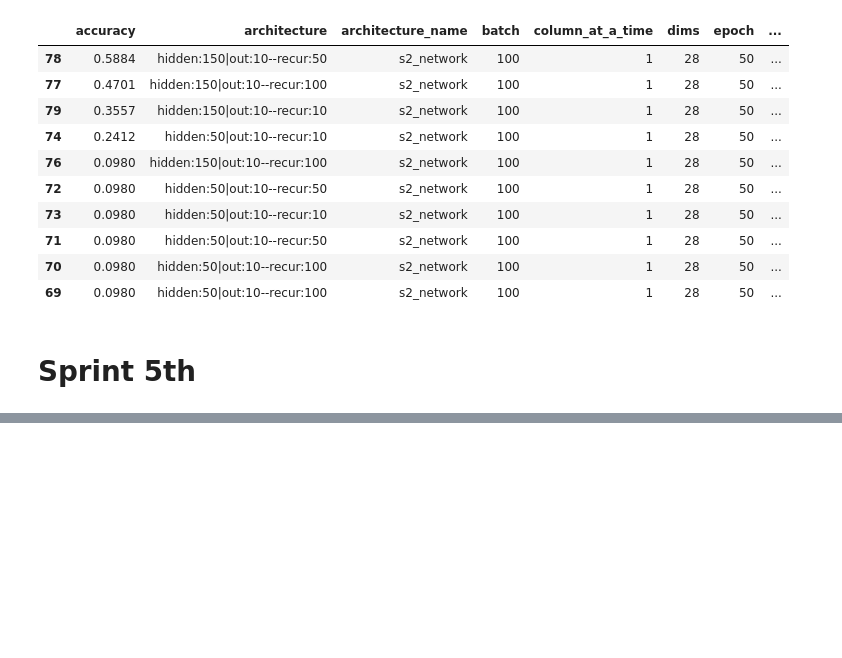
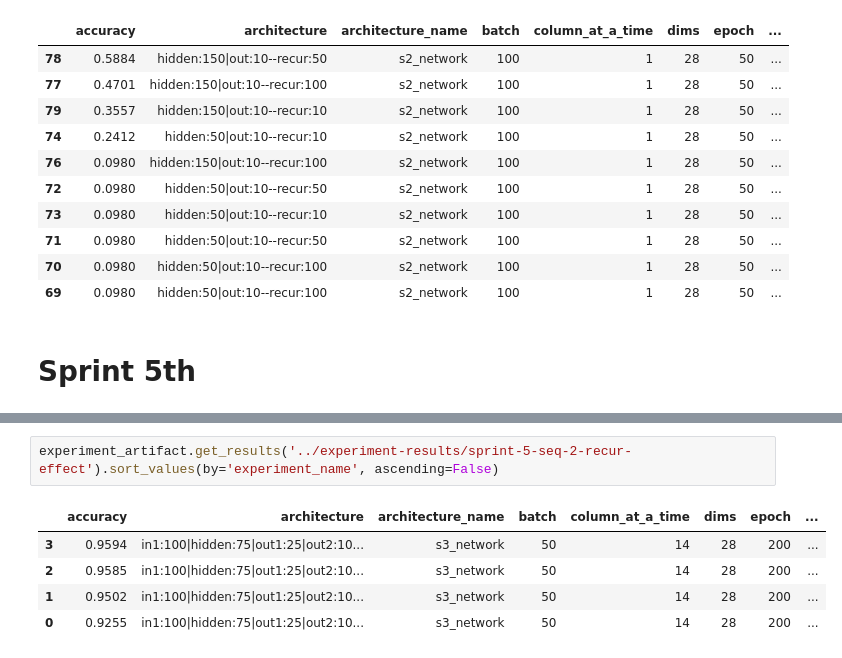
Before and after one commit to p16i/thesis-designing-recurrent-neural-networks-for-explainability, a Jupyter notebook: notebooks/visualize-results.ipynb, the cells around one changed output, grey strips where cells are left out. Cells and saved outputs as stored; diff of their text form; blank space fills up the shorter version.

```diff
--- a/notebooks/visualize-results.ipynb
+++ b/notebooks/visualize-results.ipynb
@@ -132,0 +133,8 @@ df_results_s5[df_results_s5.architecture_name == 's3_network']
+# %%
+experiment_artifact.get_results('../experiment-results/sprint-5-seq-2-recur-effect').sort_values(by='experiment_name', ascending=False)
+# %% [output]
+|  | accuracy | architecture | architecture_name | batch | column_at_a_time | dims | epoch | ... |
+| 3 | 0.9594 | in1:100|hidden:75|out1:25|out2:10... | s3_network | 50 | 14 | 28 | 200 | ... |
+| 2 | 0.9585 | in1:100|hidden:75|out1:25|out2:10... | s3_network | 50 | 14 | 28 | 200 | ... |
+| 1 | 0.9502 | in1:100|hidden:75|out1:25|out2:10... | s3_network | 50 | 14 | 28 | 200 | ... |
+| 0 | 0.9255 | in1:100|hidden:75|out1:25|out2:10... | s3_network | 50 | 14 | 28 | 200 | ... |
```
Also changed, not shown: parts of 3 cells of this notebook, 1 other file.
